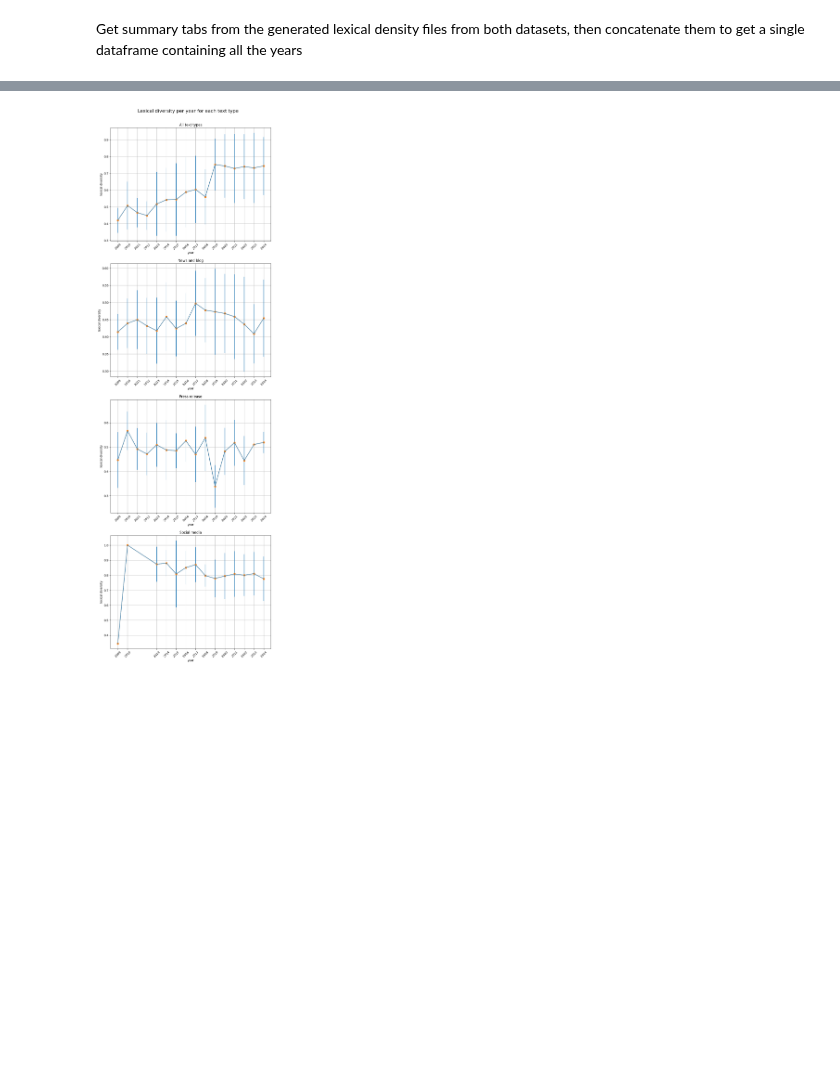
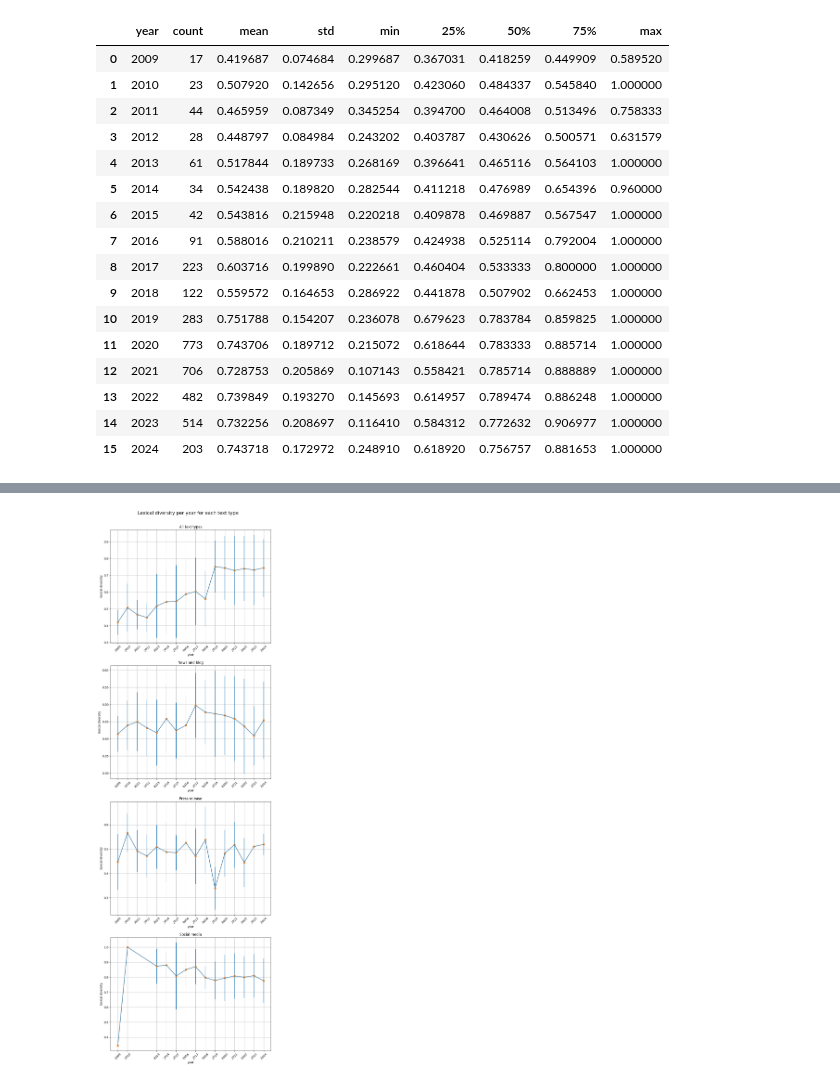
Before and after one commit to sfu-discourse-lab/fake_news_over_time, a Jupyter notebook: lexical_diversity_trendlines.ipynb, the cells around one changed output, grey strips where cells are left out. Drawn from its saved outputs; the diff is of its cells as text; code cells hidden in the pictures; blank space fills up the shorter version.

Commit message:
Update lexical diversity to output combined analysis file

```diff
--- a/lexical_diversity_graphs.ipynb
+++ b/lexical_diversity_trendlines.ipynb
@@ -2,5 +2,3 @@
 import pandas as pd
 import matplotlib.pyplot as plt
 from matplotlib.pyplot import Axes
-# %% [markdown]
-Get summary tabs from the generated lexical density files from both datasets, then concatenate them to get a single dataframe containing all the years
@@ -28,0 +5,21 @@ social_media_summary_df = get_summary_df(
+# %%
+all_types_summary_df = pd.read_excel("./output/lexical_diversity.xlsx", sheet_name="Summary")
+all_types_summary_df
+# %% [output]
+|  | year | count | mean | std | min | 25% | 50% | 75% | max |
+| 0 | 2009 | 17 | 0.419687 | 0.074684 | 0.299687 | 0.367031 | 0.418259 | 0.449909 | 0.589520 |
+| 1 | 2010 | 23 | 0.507920 | 0.142656 | 0.295120 | 0.423060 | 0.484337 | 0.545840 | 1.000000 |
+| 2 | 2011 | 44 | 0.465959 | 0.087349 | 0.345254 | 0.394700 | 0.464008 | 0.513496 | 0.758333 |
+| 3 | 2012 | 28 | 0.448797 | 0.084984 | 0.243202 | 0.403787 | 0.430626 | 0.500571 | 0.631579 |
+| 4 | 2013 | 61 | 0.517844 | 0.189733 | 0.268169 | 0.396641 | 0.465116 | 0.564103 | 1.000000 |
+| 5 | 2014 | 34 | 0.542438 | 0.189820 | 0.282544 | 0.411218 | 0.476989 | 0.654396 | 0.960000 |
+| 6 | 2015 | 42 | 0.543816 | 0.215948 | 0.220218 | 0.409878 | 0.469887 | 0.567547 | 1.000000 |
+| 7 | 2016 | 91 | 0.588016 | 0.210211 | 0.238579 | 0.424938 | 0.525114 | 0.792004 | 1.000000 |
+| 8 | 2017 | 223 | 0.603716 | 0.199890 | 0.222661 | 0.460404 | 0.533333 | 0.800000 | 1.000000 |
+| 9 | 2018 | 122 | 0.559572 | 0.164653 | 0.286922 | 0.441878 | 0.507902 | 0.662453 | 1.000000 |
+| 10 | 2019 | 283 | 0.751788 | 0.154207 | 0.236078 | 0.679623 | 0.783784 | 0.859825 | 1.000000 |
+| 11 | 2020 | 773 | 0.743706 | 0.189712 | 0.215072 | 0.618644 | 0.783333 | 0.885714 | 1.000000 |
+| 12 | 2021 | 706 | 0.728753 | 0.205869 | 0.107143 | 0.558421 | 0.785714 | 0.888889 | 1.000000 |
+| 13 | 2022 | 482 | 0.739849 | 0.193270 | 0.145693 | 0.614957 | 0.789474 | 0.886248 | 1.000000 |
+| 14 | 2023 | 514 | 0.732256 | 0.208697 | 0.116410 | 0.584312 | 0.772632 | 0.906977 | 1.000000 |
+| 15 | 2024 | 203 | 0.743718 | 0.172972 | 0.248910 | 0.618920 | 0.756757 | 0.881653 | 1.000000 |
```
Also changed, not shown: parts of 6 cells of this notebook, 15 other files.
